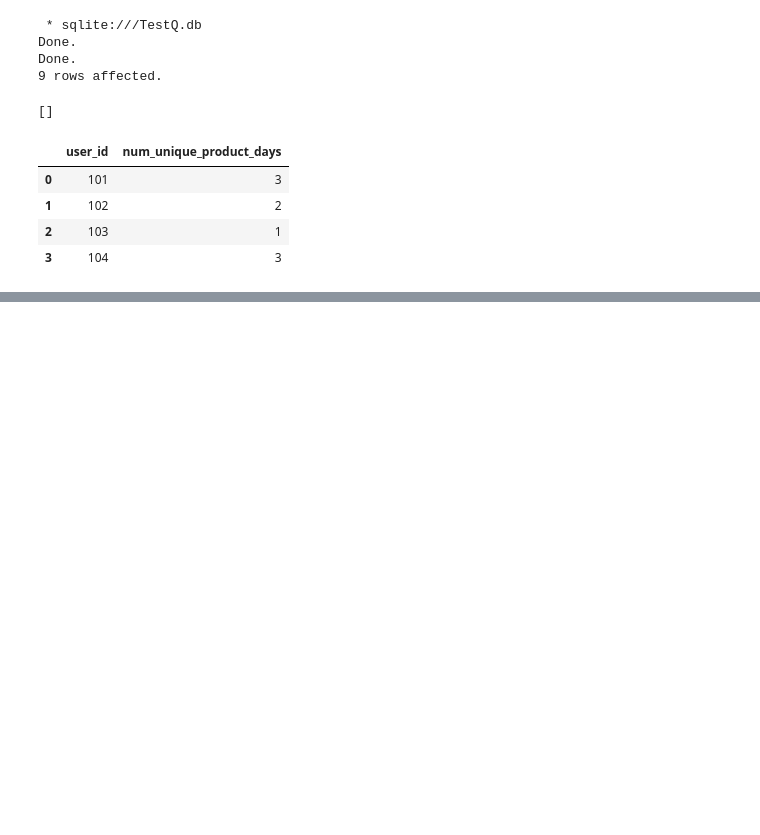
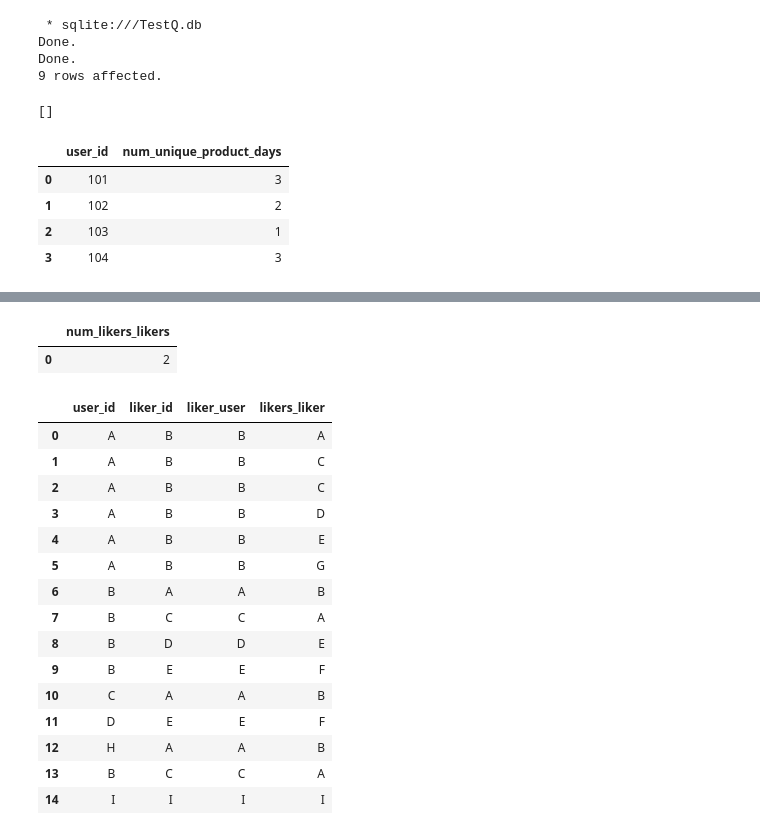
Before and after one commit to AnandThirwani8/Data_Wrangling, a Jupyter notebook: 06_SQL_15_day_Challenge.ipynb, the cells around one changed output, grey strips where cells are left out. Saved outputs shown, nothing was run; the diff lists cells and outputs as text; code cells hidden in the pictures; blank space fills up the shorter version.

```diff
--- a/06_SQL_15_day_Challenge.ipynb
+++ b/06_SQL_15_day_Challenge.ipynb
@@ -548,0 +745,63 @@ df
+# %%
+# Write a query to count the number of liker’s likers (the users that like their own likers)
+
+query = """
+with likers_likers as (
+select
+    a.user_id,
+    a.liker_id,
+    b.user_id as liker_user,
+    b.liker_id as likers_liker
+from
+    likes a
+inner join
+    likes b
+on
+    a.liker_id = b.user_id and a.user_id = b.liker_id
+where
+    a.user_id != a.liker_id )
+
+select count(distinct likers_liker) as num_likers_likers from likers_likers
+"""
+
+df = pd.read_sql_query(query, conn)
+df
+# %% [output]
+|  | num_likers_likers |
+| 0 | 2 |
+# %%
+# Write a query to count the number of liker’s likers (the users that like the likers)
+
+query = """
+select
+    a.user_id,
+    a.liker_id,
+    b.user_id as liker_user,
+    b.liker_id as likers_liker
+from
+    likes a
+inner join
+    likes b
+on
+    a.liker_id = b.user_id
+"""
+
+df = pd.read_sql_query(query, conn)
+df
+# %% [output]
+|  | user_id | liker_id | liker_user | likers_liker |
+| 0 | A | B | B | A |
+| 1 | A | B | B | C |
+| 2 | A | B | B | C |
+| 3 | A | B | B | D |
+| 4 | A | B | B | E |
+| 5 | A | B | B | G |
+| 6 | B | A | A | B |
+| 7 | B | C | C | A |
+| 8 | B | D | D | E |
+| 9 | B | E | E | F |
+| 10 | C | A | A | B |
+| 11 | D | E | E | F |
+| 12 | H | A | A | B |
+| 13 | B | C | C | A |
+| 14 | I | I | I | I |
```
Also changed, not shown: parts of 28 cells of this notebook, 1 other file.
